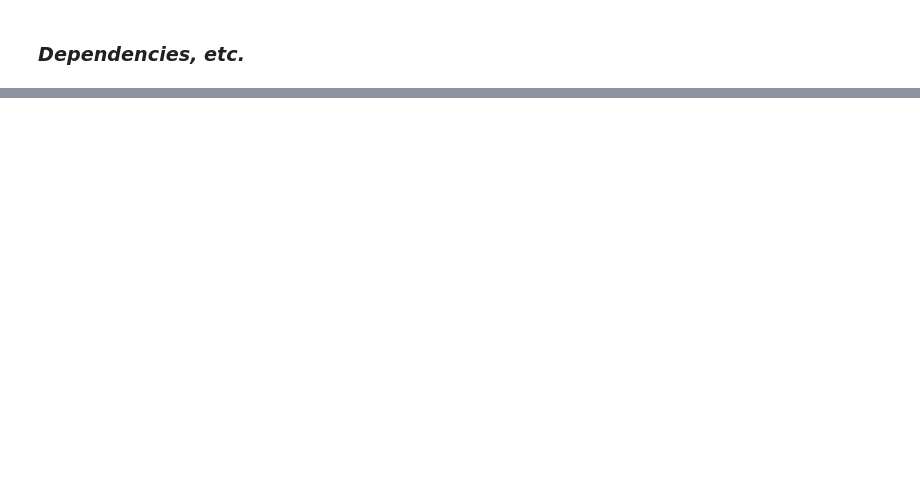
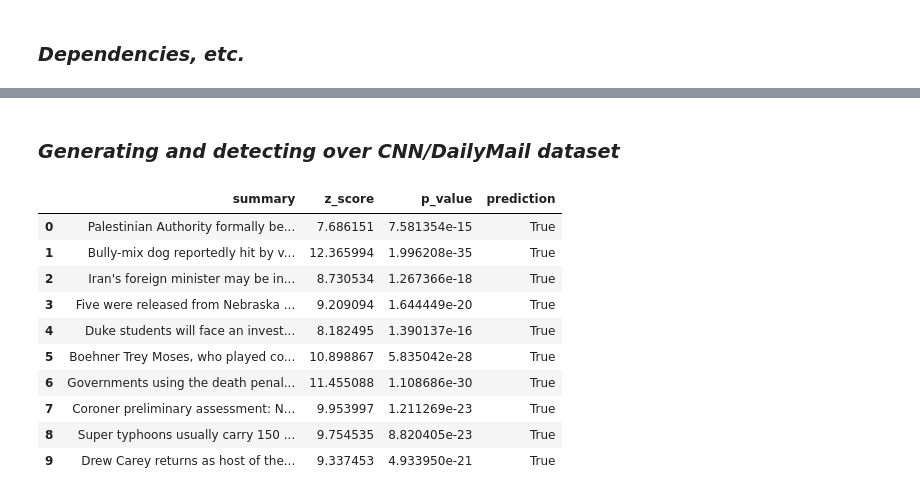
Before and after one commit to arman-hk/watermarking-sum, a Jupyter notebook: watermarking.ipynb, the cells around one changed output, grey strips where cells are left out. Drawn from its saved outputs; the diff is of its cells as text; code cells hidden in the pictures; blank space fills up the shorter version.

Commit message:
watermarking

```diff
--- a/watermarking.ipynb
+++ b/watermarking.ipynb
@@ -275,0 +279,6 @@ class WatermarkDetector(WatermarkBase):
+# %%
+dataset = load_dataset("cnn_dailymail", "3.0.0", split="test[:1%]")
+article = dataset[1]["article"]
+
+tokenizer = BartTokenizer.from_pretrained("facebook/bart-large-cnn")
+model = BartForConditionalGeneration.from_pretrained("facebook/bart-large-cnn")
@@ -275,0 +344,49 @@ class WatermarkDetector(WatermarkBase):
+# %% [markdown]
+### *Generating and detecting over CNN/DailyMail dataset*
+# %%
+results = []
+
+for i in range(10):
+    article = dataset[i]["article"]
+    tokenized_input = tokenizer([article], max_length=1024, return_tensors="pt", truncation=True)
+
+    watermark_summary_ids = model.generate(
+        tokenized_input["input_ids"],
+        max_length=150,
+        min_length=40,
+        length_penalty=2.0,
+        num_beams=4,
+        logits_processor=LogitsProcessorList([watermark_processor])
+    )
+    watermark_summary = tokenizer.batch_decode(watermark_summary_ids, skip_special_tokens=True, clean_up_tokenization_spaces=False)[0]
+
+    score_dict = watermark_detector.detect(watermark_summary)
+
+    results.append({
+        'summary': watermark_summary,
+        'z_score': score_dict['z_score'],
+        'p_value': score_dict['p_value'],
+        'prediction': score_dict['prediction'],
+    })
+
+results_df = pd.DataFrame(results)
+# %%
+from IPython.display import display
+
+pd.set_option('display.max_columns', None)
+pd.set_option('display.max_rows', None)
+pd.set_option('display.max_colwidth', None)
+
+display(results_df)
+# %% [output]
+|  | summary | z_score | p_value | prediction |
+| 0 | Palestinian Authority formally be... | 7.686151 | 7.581354e-15 | True |
+| 1 | Bully-mix dog reportedly hit by v... | 12.365994 | 1.996208e-35 | True |
+| 2 | Iran's foreign minister may be in... | 8.730534 | 1.267366e-18 | True |
+| 3 | Five were released from Nebraska ... | 9.209094 | 1.644449e-20 | True |
+| 4 | Duke students will face an invest... | 8.182495 | 1.390137e-16 | True |
+| 5 | Boehner Trey Moses, who played co... | 10.898867 | 5.835042e-28 | True |
+| 6 | Governments using the death penal... | 11.455088 | 1.108686e-30 | True |
+| 7 | Coroner preliminary assessment: N... | 9.953997 | 1.211269e-23 | True |
+| 8 | Super typhoons usually carry 150 ... | 9.754535 | 8.820405e-23 | True |
+| 9 | Drew Carey returns as host of the... | 9.337453 | 4.933950e-21 | True |
```
Also changed, not shown: parts of 11 cells of this notebook.
